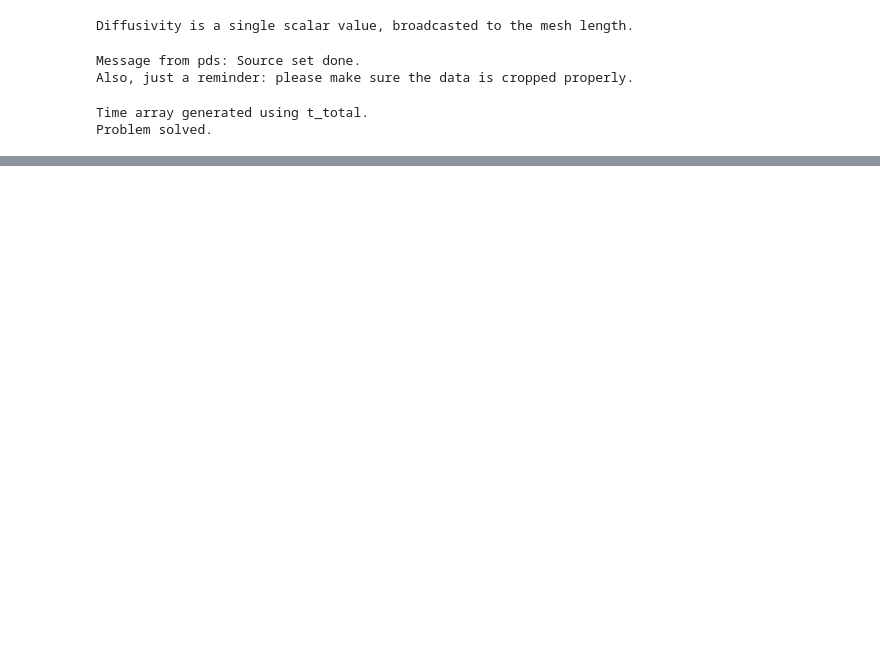
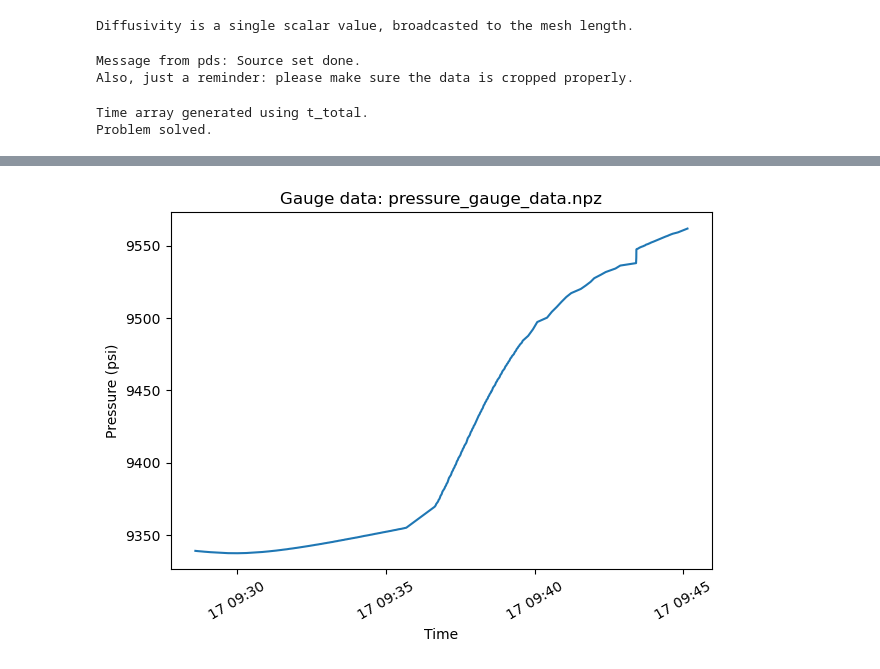
Before and after one commit to shenyaojin/pds, a Jupyter notebook: tester/core_tester.ipynb, the cells around one changed output, grey strips where cells are left out. Saved outputs shown, nothing was run; the diff lists cells and outputs as text; code cells hidden in the pictures; blank space fills up the shorter version.

```diff
--- a/tester/core_tester.ipynb
+++ b/tester/core_tester.ipynb
@@ -94,0 +98,4 @@ plt.show()
+# %%
+test_gauge_dataframe.plot_simple()
+# %% [output]
+[figure, added]
```
Also changed, not shown: parts of 9 cells of this notebook, 4 other files.
